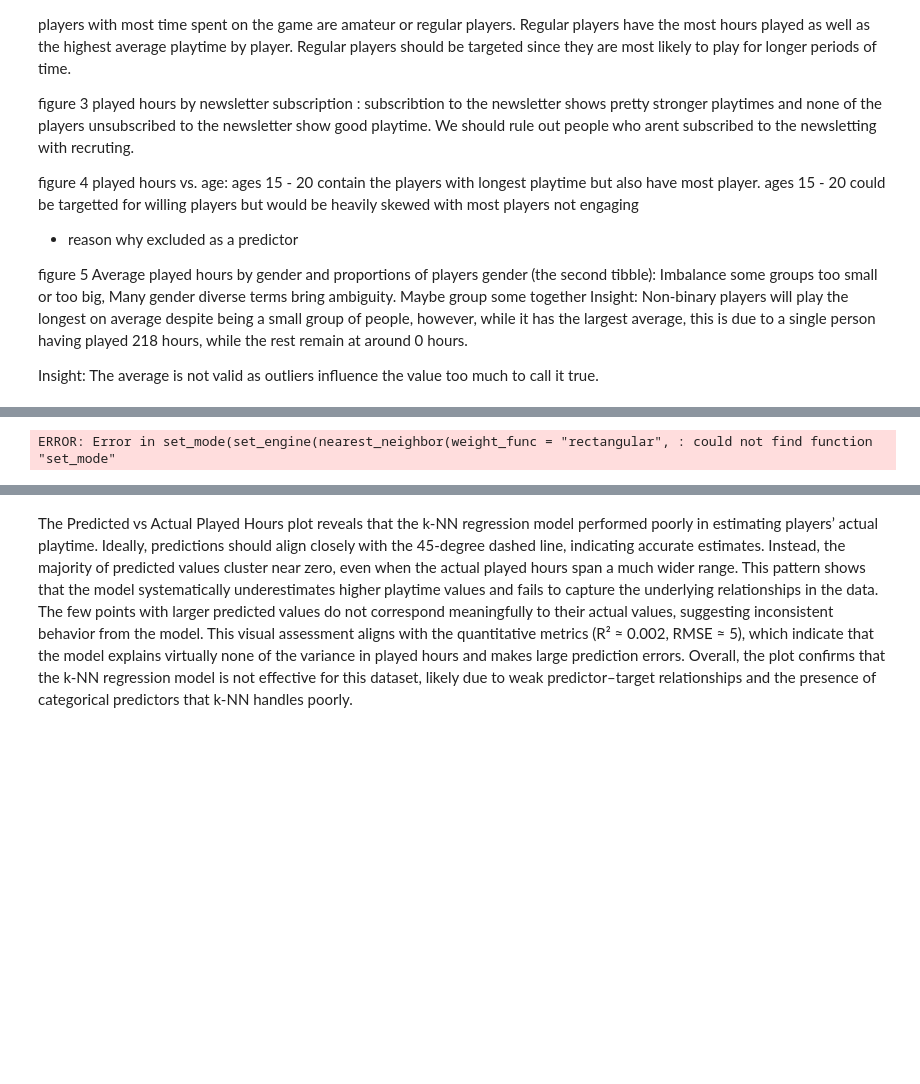
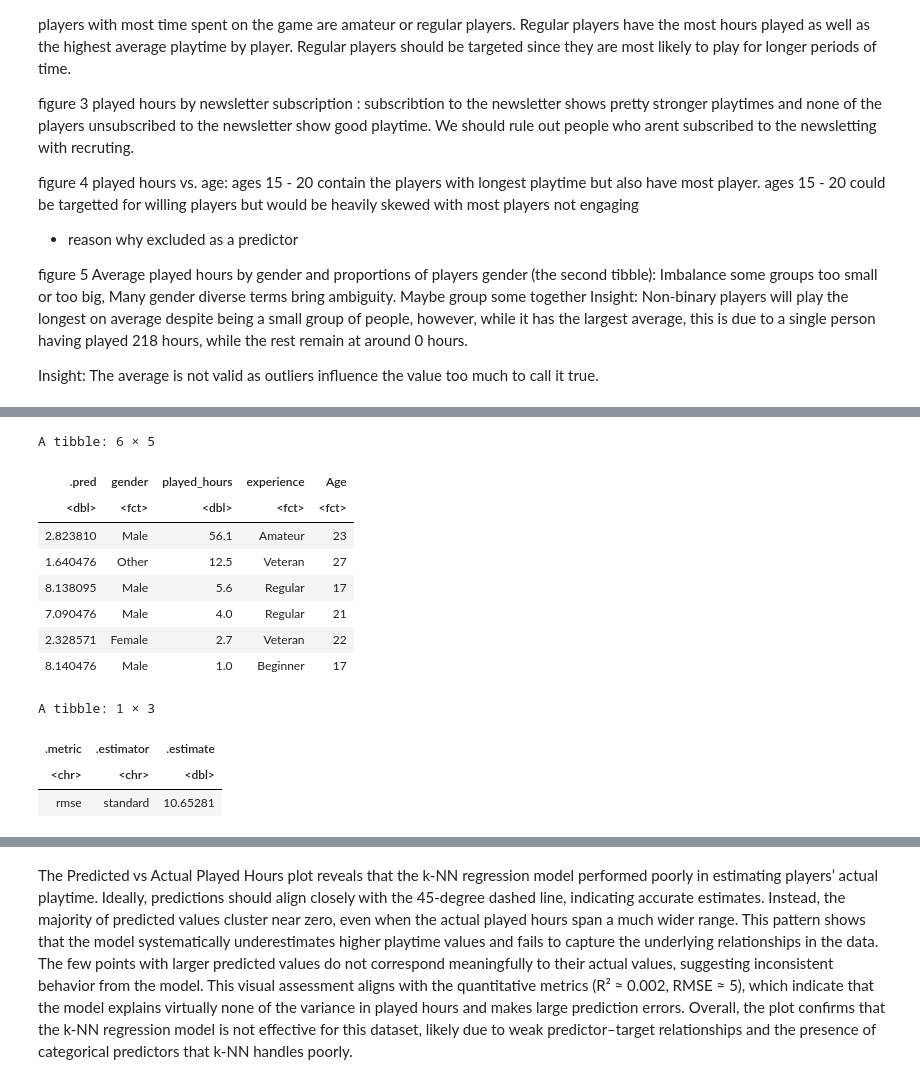
Before and after one commit to ctrl-tiramisu/dsci100-group-008, a Jupyter notebook: dupi.ipynb, the cells around one changed output, grey strips where cells are left out. Drawn from its saved outputs; the diff is of its cells as text; code cells hidden in the pictures; blank space fills up the shorter version.

```diff
--- a/dupi.ipynb
+++ b/dupi.ipynb
@@ -283,38 +304,40 @@ k_min
 # %%
 ## Predict KNN with K min RSME
-set.seed(888)
+
 players_best_spec <- nearest_neighbor(weight_func = "rectangular", neighbors = k_min) |>
          set_engine("kknn") |>
          set_mode("regression")
 
 players_best_fit <- workflow() |>
          add_recipe(players_recipe) |>
          add_model(players_best_spec) |>
          fit(data = players_training)
 
 players_summary <- players_best_fit |>
           predict(players_testing) |>
           bind_cols(players_testing)
 
 players_metrics <- players_summary  |>
   metrics(truth = played_hours, estimate = .pred) |>
   filter(.metric == 'rmse')
 
 head(players_summary)
 
-new_obs <- tibble(played_hours = c(25), gender = c("Male"), experience = c("regular"), Age = c(23)) |>
-    mutate(gender = factor(gender), experience = factor(experience), Age = factor(Age))
-new_obs
-
-new_obs <- tibble(gender = c("Male"), experience = c("regular"), Age = c(23)) |>
-    mutate(gender = factor(gender), experience = factor(experience), Age = factor(Age))
-new_obs
-
-predict(players_best_fit, new_obs)
-
 players_metrics
 # %% [output]
-ERROR: Error in set_mode(set_engine(nearest_neighbor(weight_func = "rectangular", : could not find function "set_mode"
+A tibble: 6 × 5
+| .pred | gender | played_hours | experience | Age |
+| <dbl> | <fct> | <dbl> | <fct> | <fct> |
+| 2.823810 | Male | 56.1 | Amateur | 23 |
+| 1.640476 | Other | 12.5 | Veteran | 27 |
+| 8.138095 | Male | 5.6 | Regular | 17 |
+| 7.090476 | Male | 4.0 | Regular | 21 |
+| 2.328571 | Female | 2.7 | Veteran | 22 |
+| 8.140476 | Male | 1.0 | Beginner | 17 |
+A tibble: 1 × 3
+| .metric | .estimator | .estimate |
+| <chr> | <chr> | <dbl> |
+| rmse | standard | 10.65281 |
 # %%
 ## Plot the KNN Results
 
```
Also changed, not shown: parts of 5 cells of this notebook.
